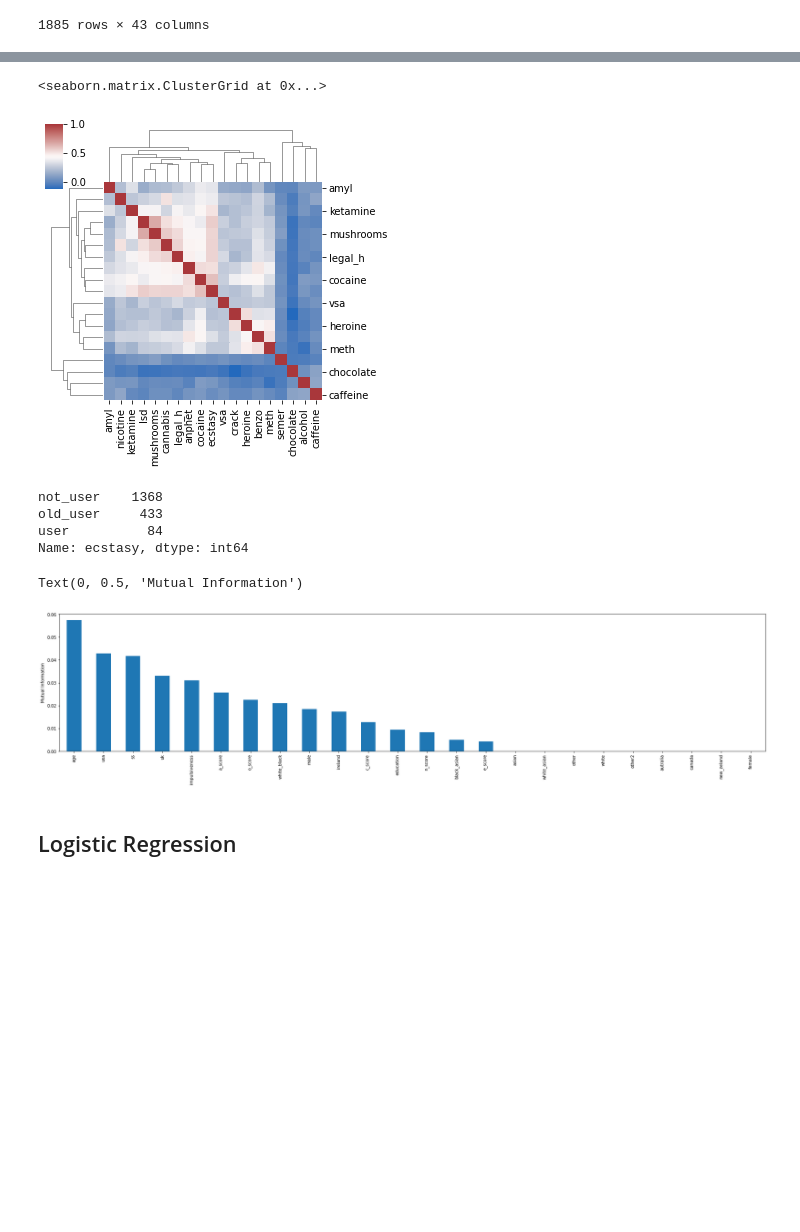
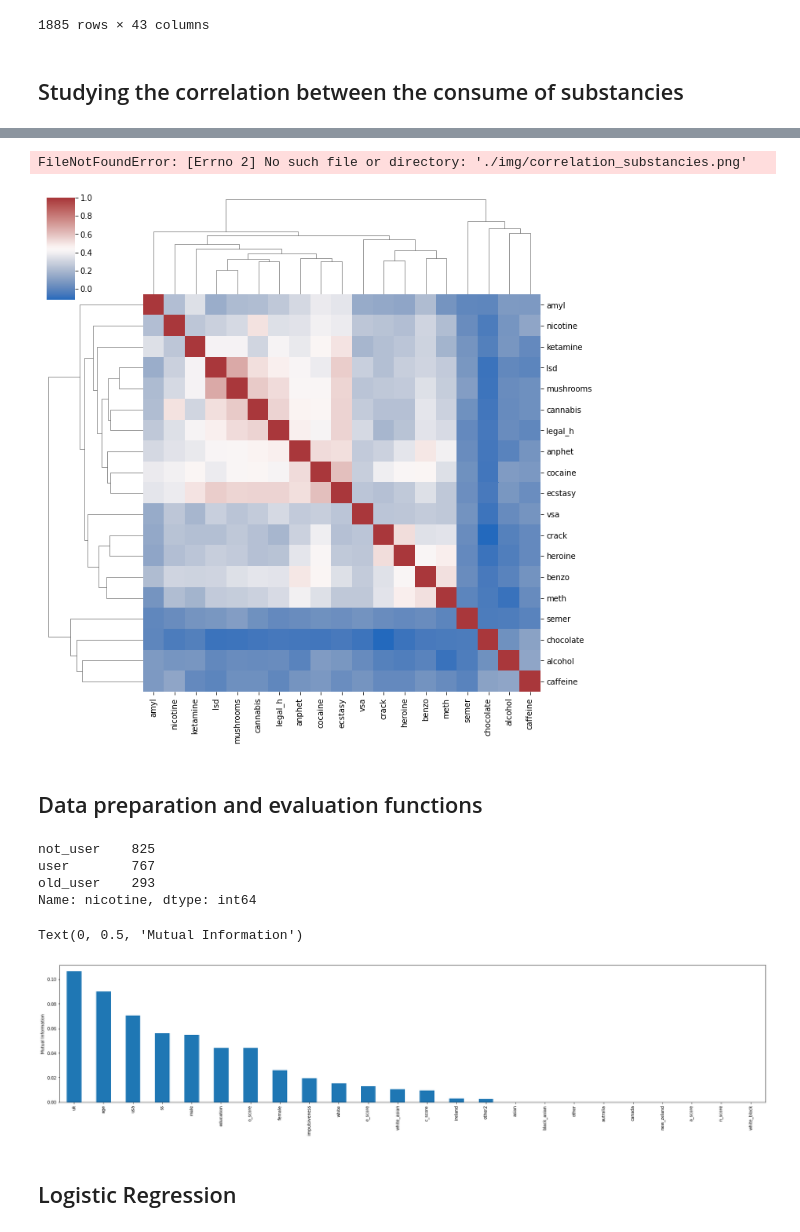
Before and after one commit to francescagiacco/ML-project-personality-and-drug-consumption, a Jupyter notebook: first_modeling.ipynb, the cells around one changed output, grey strips where cells are left out. Drawn from its saved outputs; the diff is of its cells as text; code cells hidden in the pictures; blank space fills up the shorter version.

```diff
--- a/first_modeling.ipynb
+++ b/first_modeling.ipynb
@@ -43,44 +75,56 @@ data
 | 1883 | -0.95197 | -0.61113 | 0.91093 | -1.92173 | 0.29338 | -1.62090 | -2.57309 | 1.29221 | 1.22470 | 0 | ... |
 | 1884 | -0.95197 | -0.61113 | -0.46725 | 2.12700 | 1.65653 | 1.11406 | 0.41594 | 0.88113 | 1.22470 | 0 | ... |
 1885 rows × 43 columns
+# %% [markdown]
+## Studying the correlation between the consume of substancies
 # %%
 # studies correlation between drugs
 data_drug = data[substancies]
 corr = data_drug.corr()
 display(corr)
-sns.clustermap(corr, figsize=(5,5), cmap='vlag')
+fig = sns.clustermap(corr, figsize=(10,10), cmap='vlag').fig
+fig.savefig('./img/correlation_substancies.png')
+fig
 # %% [output]
 |  | alcohol | anphet | amyl | benzo | caffeine | cannabis | chocolate | cocaine | crack | ecstasy | heroine | ... |
 | alcohol | 1.000000 | -0.009988 | 0.086749 | -0.010229 | 0.126937 | 0.022956 | 0.045885 | 0.089585 | -0.020121 | 0.073585 | -0.033786 | ... |
 | anphet | -0.009988 | 1.000000 | 0.316096 | 0.500642 | 0.058039 | 0.458576 | -0.060228 | 0.530951 | 0.294352 | 0.521537 | 0.360896 | ... |
 | amyl | 0.086749 | 0.316096 | 1.000000 | 0.217358 | 0.079876 | 0.220254 | 0.001838 | 0.377278 | 0.142129 | 0.358947 | 0.129242 | ... |
 | benzo | -0.010229 | 0.500642 | 0.217358 | 1.000000 | 0.055515 | 0.358553 | -0.052064 | 0.443109 | 0.347740 | 0.342400 | 0.427162 | ... |
 | caffeine | 0.126937 | 0.058039 | 0.079876 | 0.055515 | 1.000000 | 0.040527 | 0.115299 | 0.076768 | 0.014551 | 0.033983 | 0.014683 | ... |
 | cannabis | 0.022956 | 0.458576 | 0.220254 | 0.358553 | 0.040527 | 1.000000 | -0.064303 | 0.448776 | 0.234511 | 0.552978 | 0.233546 | ... |
 | chocolate | 0.045885 | -0.060228 | 0.001838 | -0.052064 | 0.115299 | -0.064303 | 1.000000 | -0.062289 | -0.118066 | -0.049131 | -0.078250 | ... |
 | cocaine | 0.089585 | 0.530951 | 0.377278 | 0.443109 | 0.076768 | 0.448776 | -0.062289 | 1.000000 | 0.390403 | 0.610783 | 0.424215 | ... |
 | crack | -0.020121 | 0.294352 | 0.142129 | 0.347740 | 0.014551 | 0.234511 | -0.118066 | 0.390403 | 1.000000 | 0.232394 | 0.527120 | ... |
 | ecstasy | 0.073585 | 0.521537 | 0.358947 | 0.342400 | 0.033983 | 0.552978 | -0.049131 | 0.610783 | 0.232394 | 1.000000 | 0.265752 | ... |
 | ... | ... | ... | ... | ... | ... | ... | ... | ... | ... | ... | ... | ... |
 | meth | -0.079022 | 0.397671 | 0.057083 | 0.519292 | 0.023196 | 0.295021 | -0.044426 | 0.343801 | 0.355952 | 0.259177 | 0.478264 | ... |
 | mushrooms | 0.027419 | 0.427977 | 0.212167 | 0.344434 | 0.040013 | 0.579934 | -0.073984 | 0.426584 | 0.261605 | 0.547536 | 0.268299 | ... |
 | nicotine | 0.062264 | 0.352249 | 0.223269 | 0.303475 | 0.126669 | 0.515145 | -0.040433 | 0.401253 | 0.241017 | 0.380399 | 0.224314 | ... |
 | semer | -0.036110 | 0.029641 | 0.006498 | 0.026093 | -0.011084 | 0.043969 | -0.039510 | 0.046451 | 0.026438 | 0.039119 | 0.016959 | ... |
 | vsa | 0.025353 | 0.269259 | 0.151936 | 0.274071 | 0.057259 | 0.271175 | -0.073982 | 0.281865 | 0.250285 | 0.251542 | 0.256073 | ... |
-<seaborn.matrix.ClusterGrid at 0x...>
+FileNotFoundError: [Errno 2] No such file or directory: './img/correlation_substancies.png'
-[figure, old version]
+[figure, new version]
+# %% [markdown]
+## Data preparation and evaluation functions
 # %%
 # data preparation - divide in 3 categories
+data_cut = data.copy() #This allows to run more than one time!
+
 for drug in substancies:
-    data[drug] = pd.cut(data[drug], bins = 3, labels = ['not_user','old_user','user'])
-data['ecstasy'].value_counts()
+    data_cut[drug] = pd.cut(data[drug], bins = 3, labels = ['not_user','old_user','user'])
+data_cut.to_csv('./data_processed/data_cut.csv')
+data_cut['nicotine'].value_counts()
 # %% [output]
-not_user    1368
-old_user     433
-user          84
-Name: ecstasy, dtype: int64
+not_user    825
+user        767
+old_user    293
+Name: nicotine, dtype: int64
 # %%
 # where more information are stored (I think, does someone know i tbetter?)
+X_train, X_test, y_train, y_test = train_test_split(data_cut.drop(substancies, axis = 1),
+                                                    data_cut['mushrooms'], test_size=0.3, random_state=0)
+
 mi = mutual_info_classif(X_train, y_train)
 mi = pd.Series(mi)
 mi.index = X_train.columns
@@ -88,7 +132,7 @@ mi.sort_values(ascending=False).plot.bar(figsize=(30, 6))
 plt.ylabel('Mutual Information')
 # %% [output]
 Text(0, 0.5, 'Mutual Information')
-[figure, old version]
+[figure, new version]
 # %%
 # calculate specificity (stole from stack overlow as a real data scientist haahah)
 # but probably i have to create my own :(
```
Also changed, not shown: parts of 10 cells of this notebook, 3 other files.
